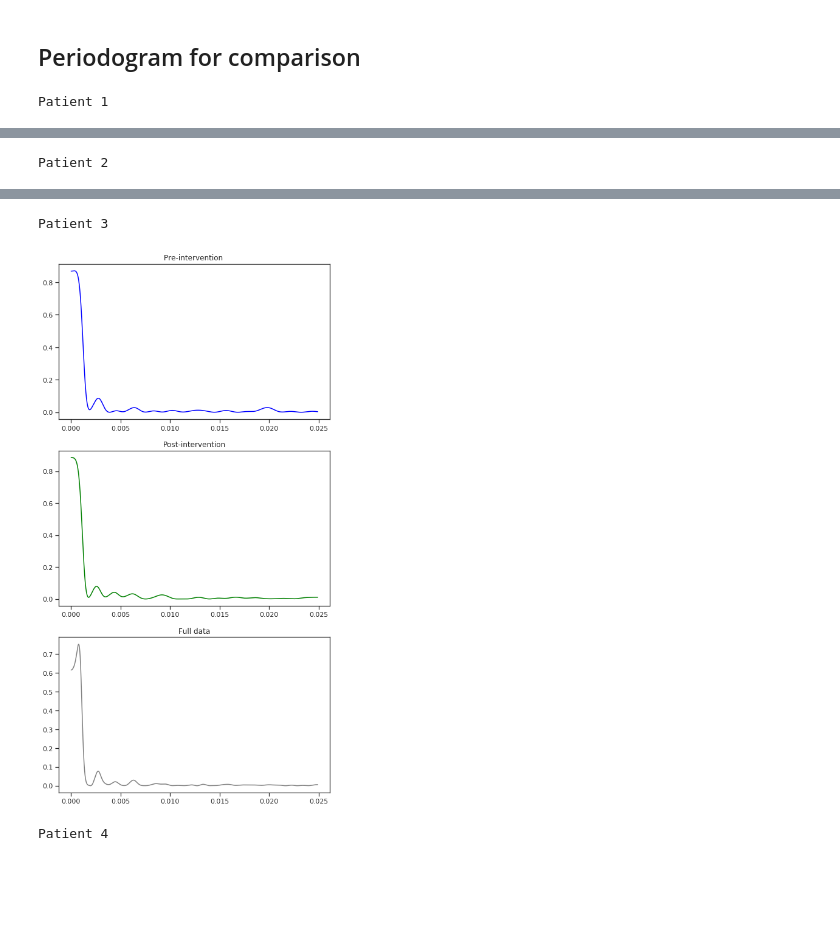
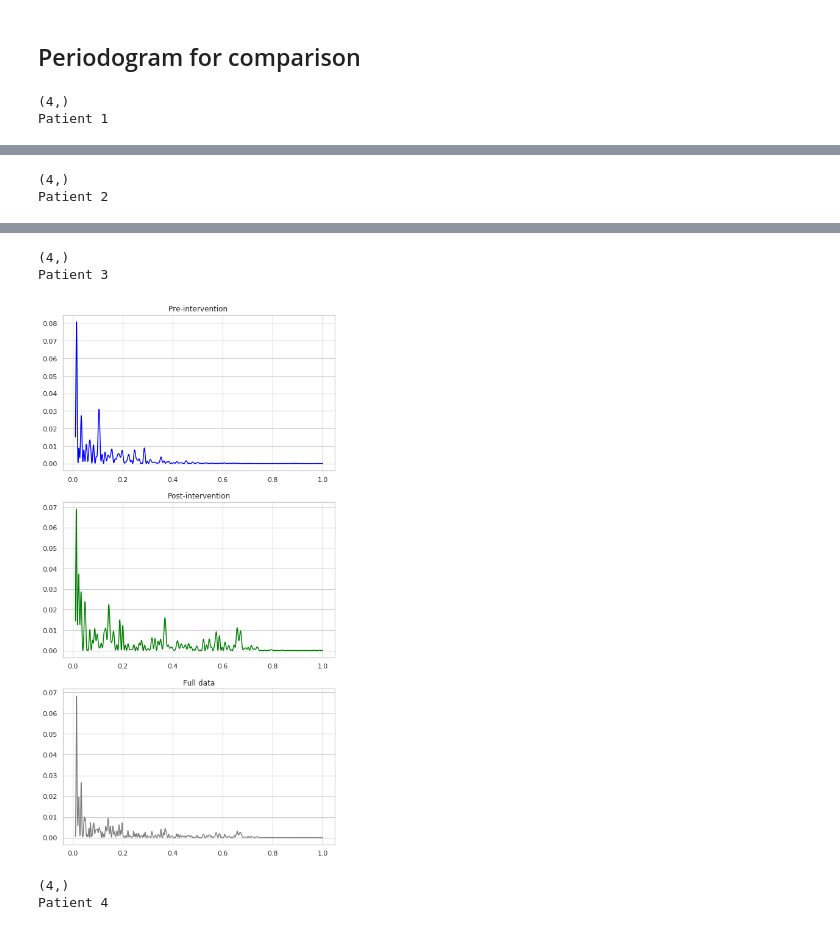
Before and after one commit to DavidLeeftink/Spectral-Discontinuity-Design, a Jupyter notebook: Analyses/Heart rate oscillations during meditation analysis.ipynb, the cells around one changed output, grey strips where cells are left out. Saved outputs shown, nothing was run; the diff lists cells and outputs as text; code cells hidden in the pictures; blank space fills up the shorter version.

```diff
--- a/Analyses/Heart rate oscillations during meditation analysis.ipynb
+++ b/Analyses/Heart rate oscillations during meditation analysis.ipynb
@@ -95,9 +97,9 @@ def plot_data(X, Y, b, y_lim=(40,150), title='Combined meditation data'):
     #plt.ylim(y_lim[0],y_lim[1])
     plt.show()
 # %%
-folders = ['chi', 'yoga']
+folders = ['yoga']
 X = []
-degree = 12
+degree = 8
 
 for folder in folders:
     # Read records of a given dataset
@@ -115,25 +117,28 @@ for folder in folders:
     X_i = [] # Dataset of a patient
     for i, patient in enumerate(records):
         X_i, Y_i, b_i = load_data(records[i])
+        print(X_i.shape,Y_i.shape)
 
         # Apply triangular smoothing window
         Y_i = np.array(smoothTriangle(Y_i, degree))
-        n=Y_i.shape[0]
-        step_down = 4
-        Y_i = Y_i[np.arange(int(n))%step_down==0]
-        X_i = X_i[np.arange(int(n))%step_down==0]
-        print(Y_i.shape,n)
+
 
         # Standardize data
+        control_idx, int_idx = X_i<b_i, X_i>=b_i
         zscorey = lambda y: (y - np.mean(Y_i)) / np.std(Y_i)
         zscorex = lambda x: (x - np.mean(X_i)) / np.std(X_i)
+
         μ_xi, σ_xi = np.mean(X_i), np.std(X_i)
         μ_yi, σ_yi = np.mean(Y_i), np.std(Y_i)
-        norm = [μ_xi, μ_yi, σ_xi, σ_yi]
-        b_i = zscorex(b_i)
+        norm = [μ_yi, σ_yi, μ_xi, σ_xi]
+
+
         Y_i = zscorey(Y_i)
-        X_i = zscorex(X_i)
 
+        #b_i = zscorex(b_i)
+        #X_i = zscorex(X_i)
+        b_i = b_i - np.mean(X_i)
+        X_i = X_i - np.mean(X_i)
         plot_data(X_i, Y_i, b_i, title=f'{folder} record patient {i+1}')
         X_f.append(np.array([X_i,Y_i,b_i, norm]))
 
@@ -158,25 +158,32 @@ X = np.array(X)
 ## Periodogram for comparison
 # %%
 import scipy.signal as signal
-for p, patient in enumerate(X[1]):
+for p, patient in enumerate(X[0]):
+    print(patient.shape)
+#     if p is not 1:
+#         continue
     X_i, Y_i, b_i,norm = patient
-    μ_xi, μ_yi, σ_xi, σ_yi = norm
-    x1, x2 = np.float64(X_i[X_i<=b_i]), np.float64(X_i[X_i>b_i])
+    μ_yi, σ_yi, μ_xi, σ_xi = norm
+
+
+    x1, x2 = np.float64(X_i[X_i<b_i]), np.float64(X_i[X_i>=b_i])
     y1, y2 = np.float64(Y_i[:len(x1)]), np.float64(Y_i[len(x1):])
     fig, ax = plt.subplots(3,1, figsize=(8,16))
-    freqs = np.linspace(0.01, 50, 10000)
+    freqs = np.linspace(0.01, 1., 1000)
+
     print(f'Patient {p+1}')
-    # Plot periodogram
+    # Plot lomb scargle periodogram
     Pxx = signal.lombscargle(x1, y1, freqs, normalize=True)
-    ax[0].plot(freqs/μ_xi, Pxx, color='blue')
+    ax[0].plot(freqs, Pxx, color='blue')
     ax[0].set_title('Pre-intervention ')
     Pxx = signal.lombscargle(x2, y2, freqs, normalize=True)
-    ax[1].plot(freqs/μ_xi, Pxx, color='green')
+    ax[1].plot(freqs, Pxx, color='green')
     #ax[1].set_ylim((0,0.2))
     ax[1].set_title('Post-intervention')
     Pxx = signal.lombscargle(X_i, Y_i, freqs, normalize=True)
-    ax[2].plot(freqs/μ_xi, Pxx,color='grey')
+    ax[2].plot(freqs, Pxx,color='grey')
     ax[2].set_title('Full data')
     plt.show()
 # %% [output]
+(4,)
 Patient 1
@@ -184 +191,2 @@ Patient 1
+(4,)
 Patient 2
@@ -186,3 +194,5 @@ Patient 2
+(4,)
 Patient 3
-[figure, old version]
+[figure, new version]
+(4,)
 Patient 4
```
Also changed, not shown: parts of 9 cells of this notebook, 12 other files.
